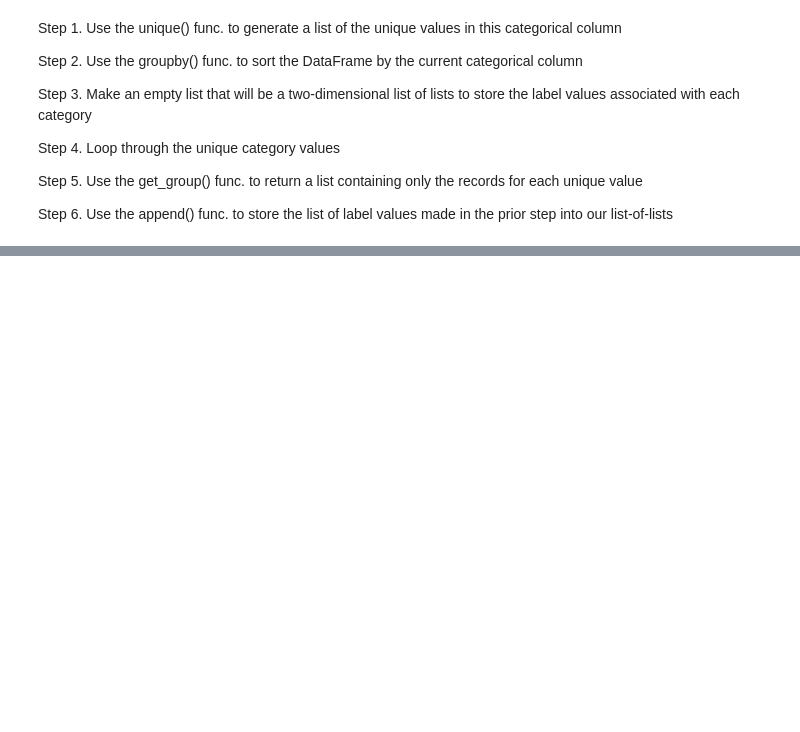
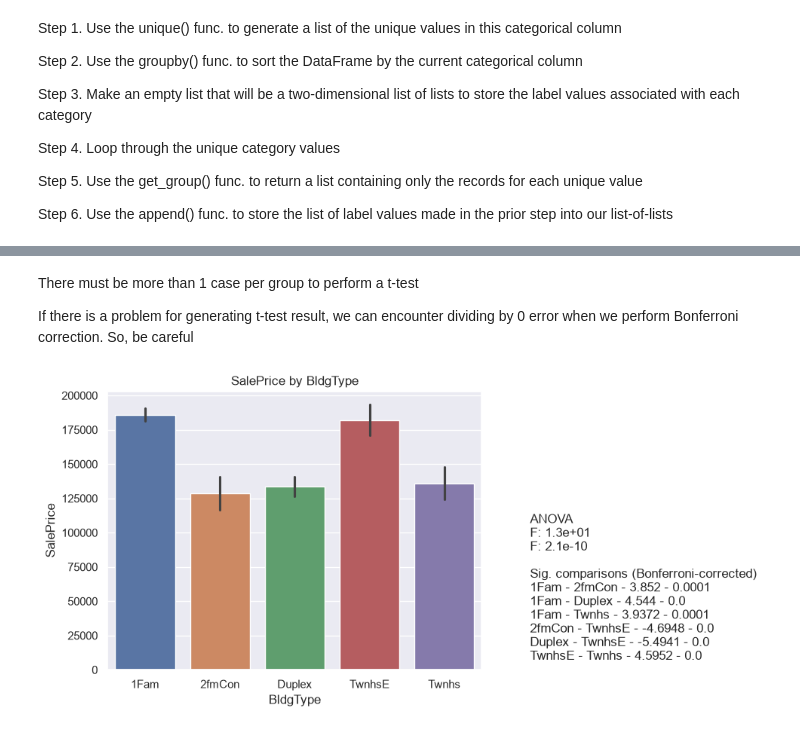
Before and after one commit to barisaltunkara/PythonEDA, a Jupyter notebook: HousingPricesBivariateStatistics.ipynb, the cells around one changed output, grey strips where cells are left out. Drawn from its saved outputs; the diff is of its cells as text; code cells hidden in the pictures; blank space fills up the shorter version.

```diff
--- a/HousingPricesBivariateStatistics.ipynb
+++ b/HousingPricesBivariateStatistics.ipynb
@@ -84,0 +114,51 @@ scatter(df.OverallQual, df.SalePrice)
+# %%
+def bar_chart(df, feature, label):
+    groups = df[feature].unique()
+    df_grouped = df.groupby(feature)
+    group_labels = []
+    for g in groups:
+        g_list = df_grouped.get_group(g)
+        group_labels.append(g_list[label])
+
+    # ANOVA
+    oneway = stats.f_oneway(*group_labels)
+
+    # T-tests with Bonferroni correction
+    unique_groups = df[feature].unique()
+    ttests = []
+
+    for i, group in enumerate(unique_groups):
+        for i2, group_2 in enumerate(unique_groups):
+            if i2 > i:
+                type_1 = df[df[feature] == group]
+                type_2 = df[df[feature] == group_2]
+                t, p = stats.ttest_ind(type_1[label], type_2[label])
+                ttests.append([group, group_2, t.round(4), p.round(4)])
+
+    p_threshold = 0.05 / len(ttests) # Bonferroni corrected p-value determined
+
+    # Descriptive Statistics for Diagram
+    textstr = "ANOVA \n"
+    textstr += f"F: {oneway[0]:.2} \n"
+    textstr += f"F: {oneway[1]:.2} \n\n"
+    textstr += "Sig. comparisons (Bonferroni-corrected) \n"
+
+    for ttest in ttests:
+        if ttest[3] <= p_threshold:
+            textstr += f"{ttest[0]} - {ttest[1]} - {ttest[2]} - {ttest[3]} \n"
+
+    means = df.groupby(feature)[label].mean().round(2)
+
+    ax = sns.barplot(x=df[feature], y=df[label], hue=df[feature])#, palette="pastel")
+    plt.title(label + " by " + feature)
+
+    ax.text(1, 0.1, textstr, fontsize=12, transform=plt.gcf().transFigure)
+    plt.show()
+# %% [markdown]
+There must be more than 1 case per group to perform a t-test
+
+If there is a problem for generating t-test result, we can encounter dividing by 0 error when we perform Bonferroni correction. So, be careful
+# %%
+bar_chart(df, "BldgType", "SalePrice")
+# %% [output]
+[figure, added]
```
Also changed, not shown: parts of 7 cells of this notebook, 1 other file.
